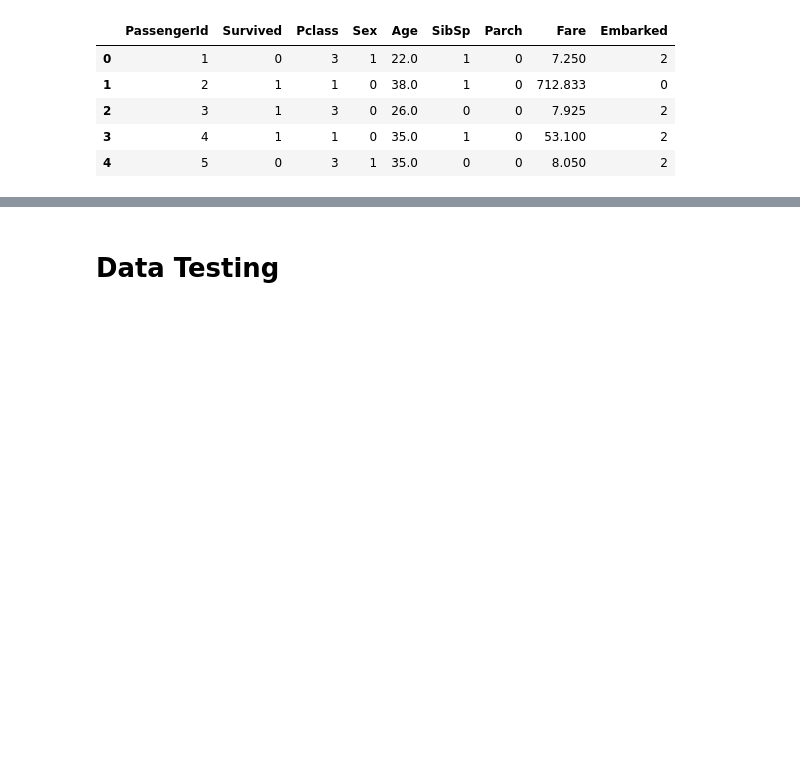
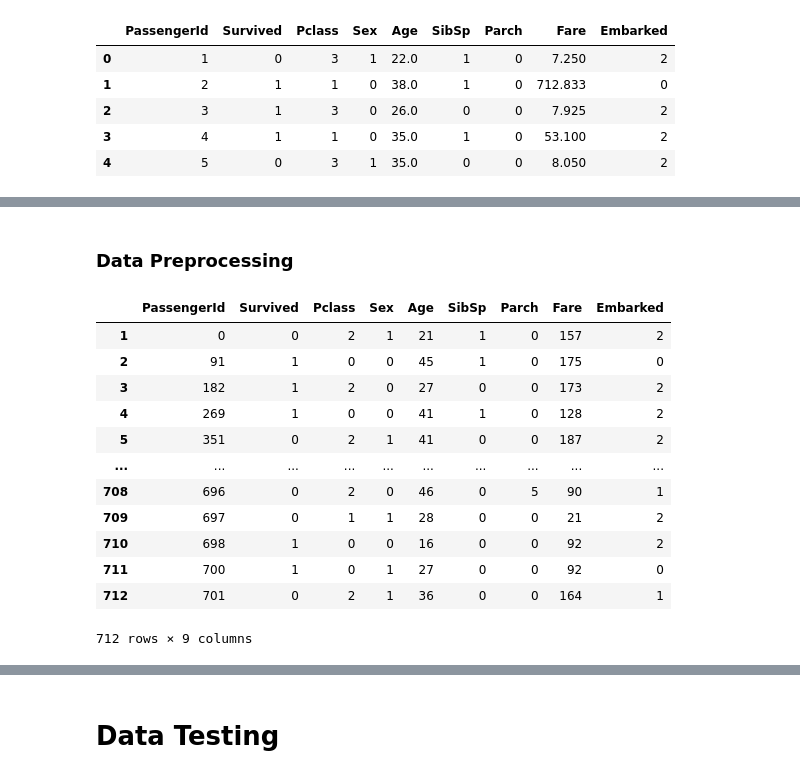
Before and after one commit to WawanWidiantara/Single-Layer-Perceptron, a Jupyter notebook: Single-Layer-Perceptron/experiment/allan-slp.ipynb, the cells around one changed output, grey strips where cells are left out. Saved outputs shown, nothing was run; the diff lists cells and outputs as text; code cells hidden in the pictures; blank space fills up the shorter version.

```diff
--- a/Single-Layer-Perceptron/experiment/allan-slp.ipynb
+++ b/Single-Layer-Perceptron/experiment/allan-slp.ipynb
@@ -186,0 +200,29 @@ normalize_data_train
+# %% [markdown]
+### Data Preprocessing
+# %%
+# Assuming your DataFrame is named df
+columns_to_drop = ['Name', 'Ticket']
+df_v2 = df_v2.drop(columns=columns_to_drop)
+
+### Encode
+lbenc_v2 = LabelEncoder()
+
+for i in df_v2.columns.values:
+    if df_v2[i].dtype == 'O':  # Check for object type
+        df_v2[i] = lbenc_v2.fit_transform(df_v2[i])
+
+df_v2
+# %% [output]
+|  | PassengerId | Survived | Pclass | Sex | Age | SibSp | Parch | Fare | Embarked |
+| 1 | 0 | 0 | 2 | 1 | 21 | 1 | 0 | 157 | 2 |
+| 2 | 91 | 1 | 0 | 0 | 45 | 1 | 0 | 175 | 0 |
+| 3 | 182 | 1 | 2 | 0 | 27 | 0 | 0 | 173 | 2 |
+| 4 | 269 | 1 | 0 | 0 | 41 | 1 | 0 | 128 | 2 |
+| 5 | 351 | 0 | 2 | 1 | 41 | 0 | 0 | 187 | 2 |
+| ... | ... | ... | ... | ... | ... | ... | ... | ... | ... |
+| 708 | 696 | 0 | 2 | 0 | 46 | 0 | 5 | 90 | 1 |
+| 709 | 697 | 0 | 1 | 1 | 28 | 0 | 0 | 21 | 2 |
+| 710 | 698 | 1 | 0 | 0 | 16 | 0 | 0 | 92 | 2 |
+| 711 | 700 | 1 | 0 | 1 | 27 | 0 | 0 | 92 | 0 |
+| 712 | 701 | 0 | 2 | 1 | 36 | 0 | 0 | 164 | 1 |
+712 rows × 9 columns
```
Also changed, not shown: parts of 37 cells of this notebook.
